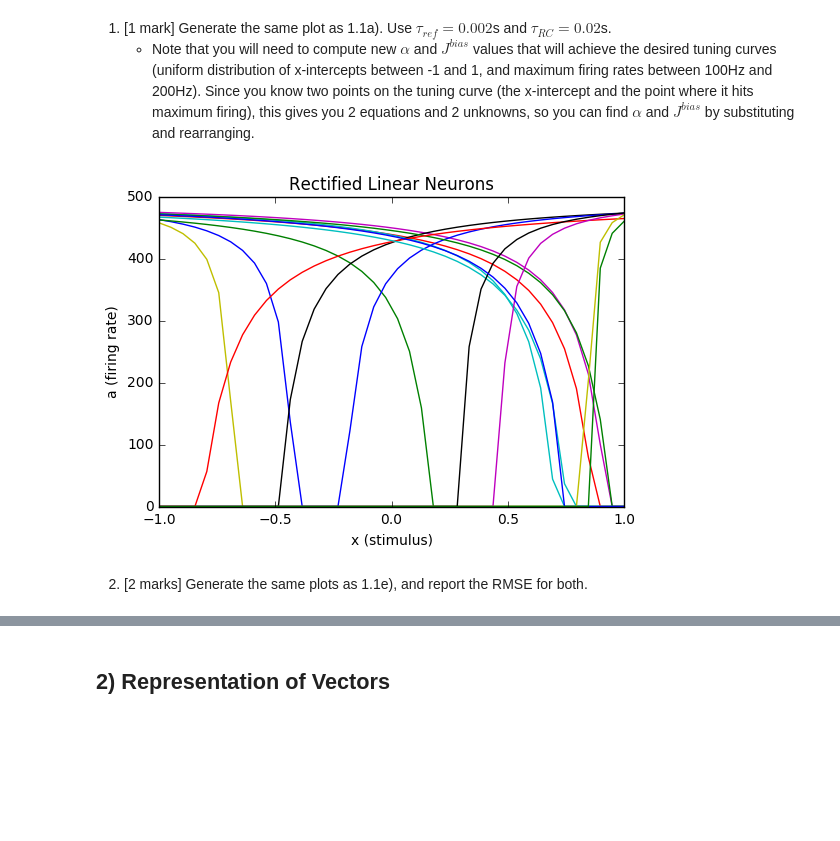
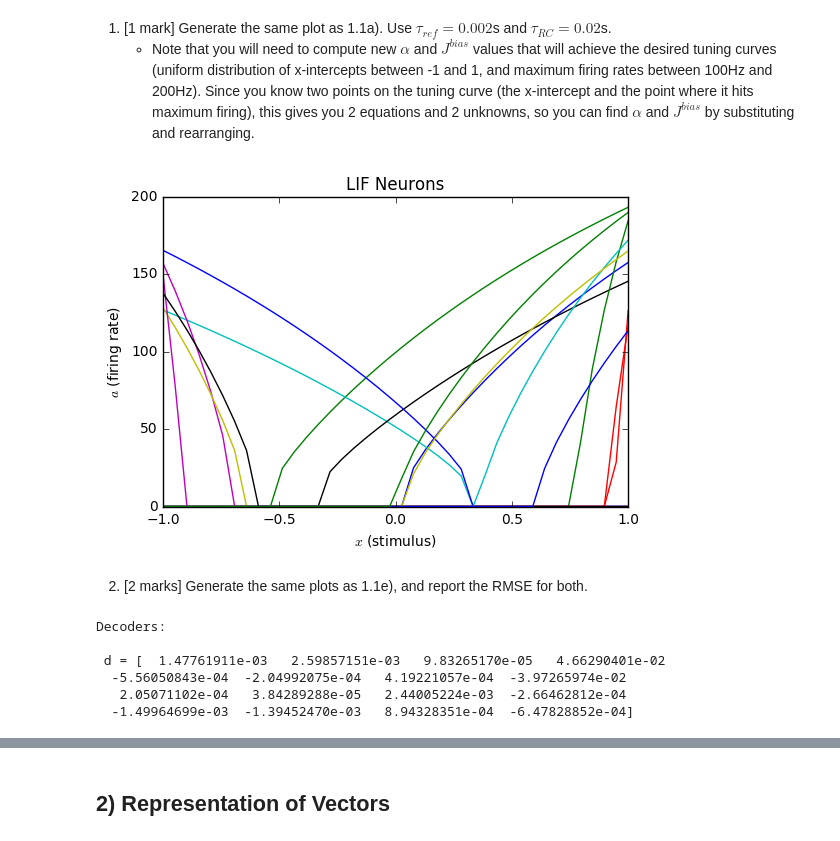
Before and after one commit to TheSonOfThomp/SimulatingNeuroBio, a Jupyter notebook: Assignment 1/Thompson_Assignment 1.ipynb, the cells around one changed output, grey strips where cells are left out. Saved outputs shown, nothing was run; the diff lists cells and outputs as text; code cells hidden in the pictures; blank space fills up the shorter version.

```diff
--- a/Assignment 1/Thompson_Assignment 1.ipynb
+++ b/Assignment 1/Thompson_Assignment 1.ipynb
@@ -403,3 +440,36 @@ def initLIFNeurons(n,X, tau_ref, tau_rc):
+# %%
+class LIFNeuron(object):
+    alpha = 0
+    jbias = 0
+    encodextr = 0
+
+    def __init__(self, tau_ref, tau_rc):
+        m = np.random.uniform(low = 100, high = 200) # a @ x = 1
+        xint = np.random.uniform(low = -0.95,high = 0.95) # x @ a = 0
+        self.encoder = np.random.uniform(low = -1, high = 1)
+        if self.encoder > 0: self.encoder = 1
+        else: self.encoder = -1
+
+        # a @ x=1 == max
+        self.alpha = calcAlpha(tau_ref, tau_rc, xint, m)
+        self.jbias = self.alpha * xint
+
+
+def initLIFNeurons(n,X, tau_ref, tau_rc):
+    A = np.zeros([n,len(X)])
+    for i in range(0,n):
+        neu = LIFNeuron(tau_ref, tau_rc)
+        for k,x in enumerate(X): # for each step dx
+            j = (neu.encoder * neu.alpha * x + neu.jbias)
+            a = LIFcurve(tau_ref, tau_rc, j)
+            A[i][k] = a
+    return A
+
+def LIFcurve(tau_ref, tau_rc, j):
+    return (tau_ref - (tau_rc*np.log(1-j**(-1))))**(-1) if (j > 1) else 0
+
+def calcAlpha(tau_ref, tau_rc, xint, m):
+    return (1/(1+xint) * 1/(1-np.exp((m*tau_ref - 1)/(m*tau_rc))))
 # %% [markdown]
 <ol style="list-style:lower-alpha outside none;" start="1">
 <li> [1 mark] Generate the same plot as 1.1a).  Use $\tau_{ref}=0.002$s and $\tau_{RC}=0.02$s.
@@ -410,20 +480,28 @@ def initLIFNeurons(n,X, tau_ref, tau_rc):
 # %%
 n = 16
 stepSize = 0.05
 X = np.linspace(-1,1,2/stepSize)
-A = initLIFNeurons(n,X, tau_ref = 0.002, tau_rc = 0.02)
+A_lif = initLIFNeurons(n,X, tau_ref = 0.002, tau_rc = 0.02)
 
 for i in range(0,n): #for each neuron
-    plot(X, A[i])
-xlabel('x (stimulus)')
-ylabel('a (firing rate)')
-title('Rectified Linear Neurons');
-
-## WHY DO THESE GO SO HIGH?
+    plot(X, A_lif[i])
+xlabel('$x$ (stimulus)')
+ylabel('$a$ (firing rate)')
+title('LIF Neurons');
 # %% [output]
-[figure, old version]
+[figure, new version]
 # %% [markdown]
 <ol style="list-style:lower-alpha outside none;" start="2">
 <li> [2 marks] Generate the same plots as 1.1e), and report the RMSE for both.
 </li>
 </ol>
+# %%
+d_lif = decodeNeurons(A_lif)
+print "Decoders: \n\n d = " + str(d_lif)
+# %% [output]
+Decoders:
+
+ d = [  1.47761911e-03   2.59857151e-03   9.83265170e-05   4.66290401e-02
+  -5.56050843e-04  -2.04992075e-04   4.19221057e-04  -3.97265974e-02
+   2.05071102e-04   3.84289288e-05   2.44005224e-03  -2.66462812e-04
+  -1.49964699e-03  -1.39452470e-03   8.94328351e-04  -6.47828852e-04]
```
Also changed, not shown: parts of 34 cells of this notebook.
